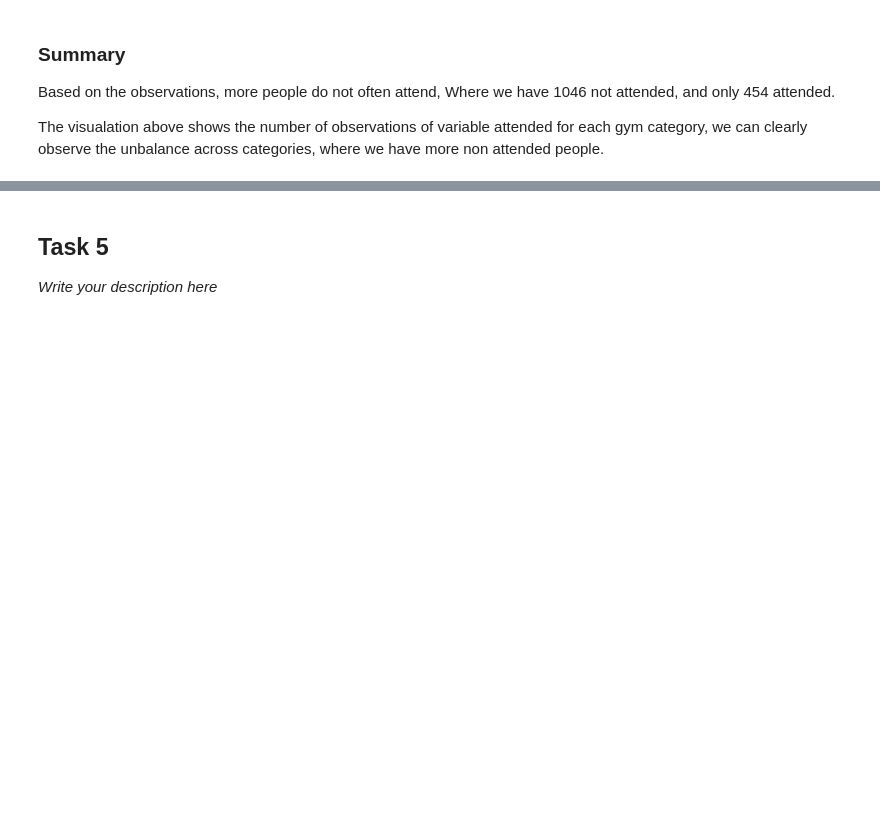
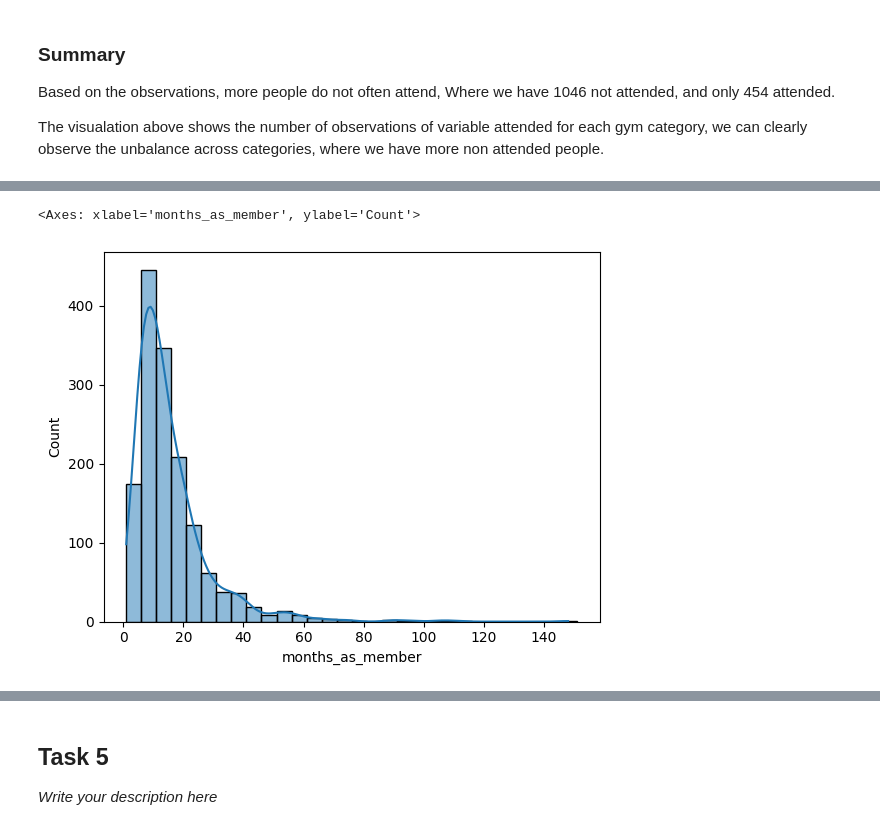
Before and after one commit to Abdoelabassi/data-science-certification-exam, a Jupyter notebook: notebook.ipynb, the cells around one changed output, grey strips where cells are left out. Saved outputs shown, nothing was run; the diff lists cells and outputs as text; code cells hidden in the pictures; blank space fills up the shorter version.

```diff
--- a/notebook.ipynb
+++ b/notebook.ipynb
@@ -185,0 +195,5 @@ sns.countplot(data=fitness_data, x="attended", hue="category")
+# %%
+sns.histplot(data=fitness_data, x="months_as_member", binwidth=5, kde=True)
+# %% [output]
+<Axes: xlabel='months_as_member', ylabel='Count'>
+[figure, added]
```
Also changed, not shown: parts of 6 cells of this notebook.
